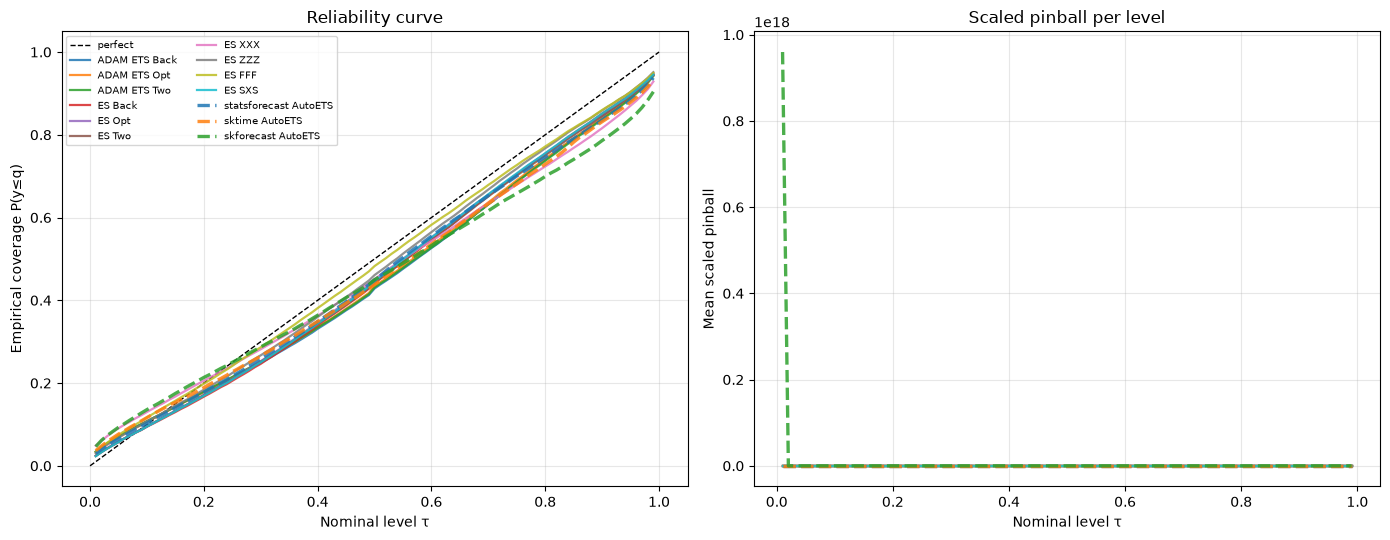
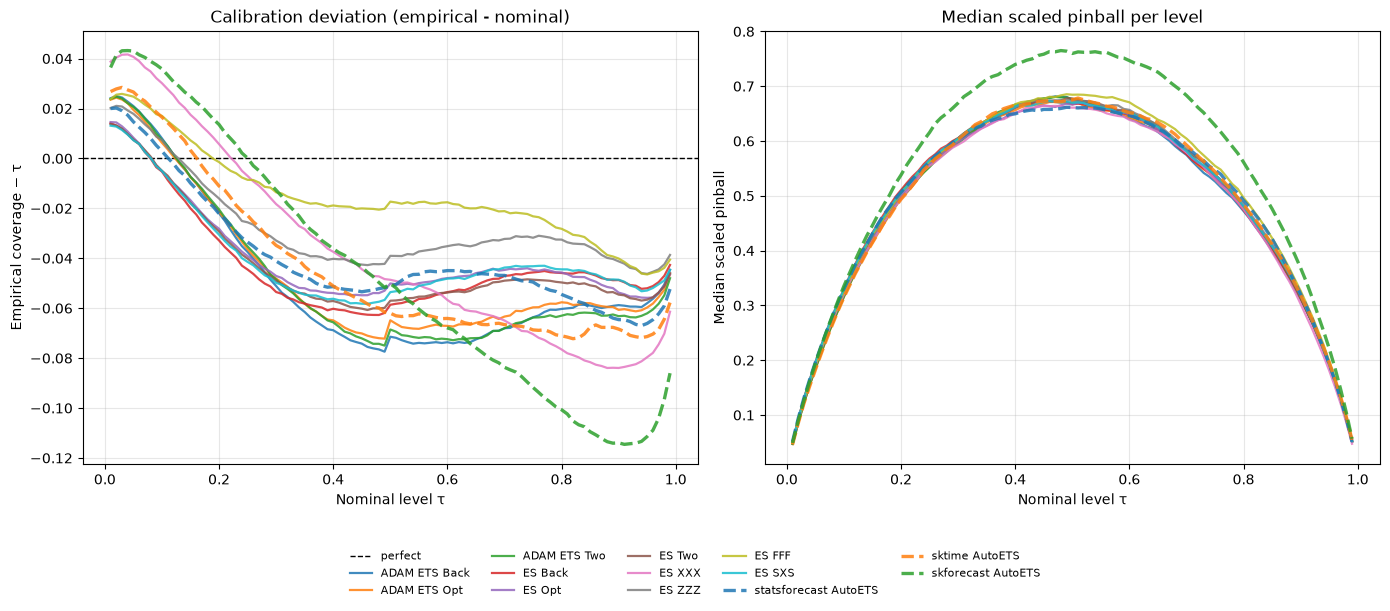
The change to this notebook cell's code, shown as a diff; its figure went from the first image to the second:
--- before
+++ after
@@ -1,6 +1,7 @@
-# Reliability curve (empirical coverage vs nominal) + per-level pinball
+# Calibration deviation (empirical coverage - nominal) + per-level pinball.
+# Deviation on the y-axis: 0 = perfectly calibrated, >0 over-covered, <0 under.
 import matplotlib.pyplot as plt
-fig, ax = plt.subplots(1, 2, figsize=(14, 5.5))
-ax[0].plot([0, 1], [0, 1], "k--", lw=1, label="perfect")
+fig, ax = plt.subplots(1, 2, figsize=(14, 6))
+ax[0].axhline(0.0, color="k", ls="--", lw=1, label="perfect")
 for j, name in enumerate(dist_methods):
     cov = np.nanmean(_cov[j], axis=0)
@@ -8,10 +9,15 @@
         continue
     is_smooth = not name.endswith("AutoETS")
-    ax[0].plot(quantile_levels, cov, lw=1.6 if is_smooth else 2.4,
+    ax[0].plot(quantile_levels, cov - quantile_levels, lw=1.6 if is_smooth else 2.4,
                ls="-" if is_smooth else "--", alpha=0.85, label=name)
-    ax[1].plot(quantile_levels, np.nanmean(_pin[j], axis=0), lw=1.6 if is_smooth else 2.4,
+    ax[1].plot(quantile_levels, np.nanmedian(_pin[j], axis=0), lw=1.6 if is_smooth else 2.4,
                ls="-" if is_smooth else "--", alpha=0.85, label=name)
-ax[0].set(title="Reliability curve", xlabel="Nominal level \u03c4", ylabel="Empirical coverage P(y\u2264q)")
-ax[1].set(title="Scaled pinball per level", xlabel="Nominal level \u03c4", ylabel="Mean scaled pinball")
-ax[0].legend(fontsize=7, ncol=2); ax[0].grid(alpha=0.3); ax[1].grid(alpha=0.3)
-plt.tight_layout(); plt.show()
+ax[0].set(title="Calibration deviation (empirical - nominal)", xlabel="Nominal level \u03c4",
+          ylabel="Empirical coverage \u2212 \u03c4")
+ax[1].set(title="Median scaled pinball per level", xlabel="Nominal level \u03c4",
+          ylabel="Median scaled pinball")
+ax[0].grid(alpha=0.3); ax[1].grid(alpha=0.3)
+handles, labels = ax[0].get_legend_handles_labels()
+fig.legend(handles, labels, loc="lower center", ncol=5, fontsize=8, frameon=False,
+           bbox_to_anchor=(0.5, -0.02))
+plt.tight_layout(rect=[0, 0.12, 1, 1]); plt.show()

Commit: Auto ARIMA benchmark on full dataset; calibration-deviation plots